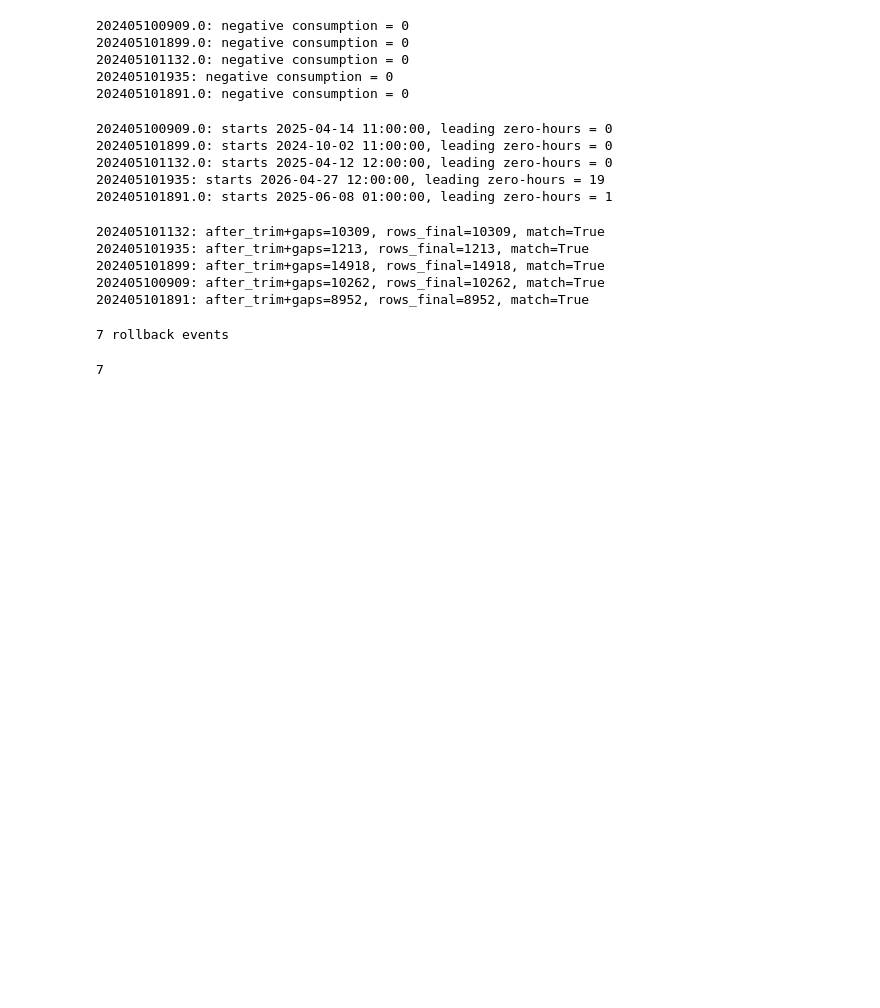
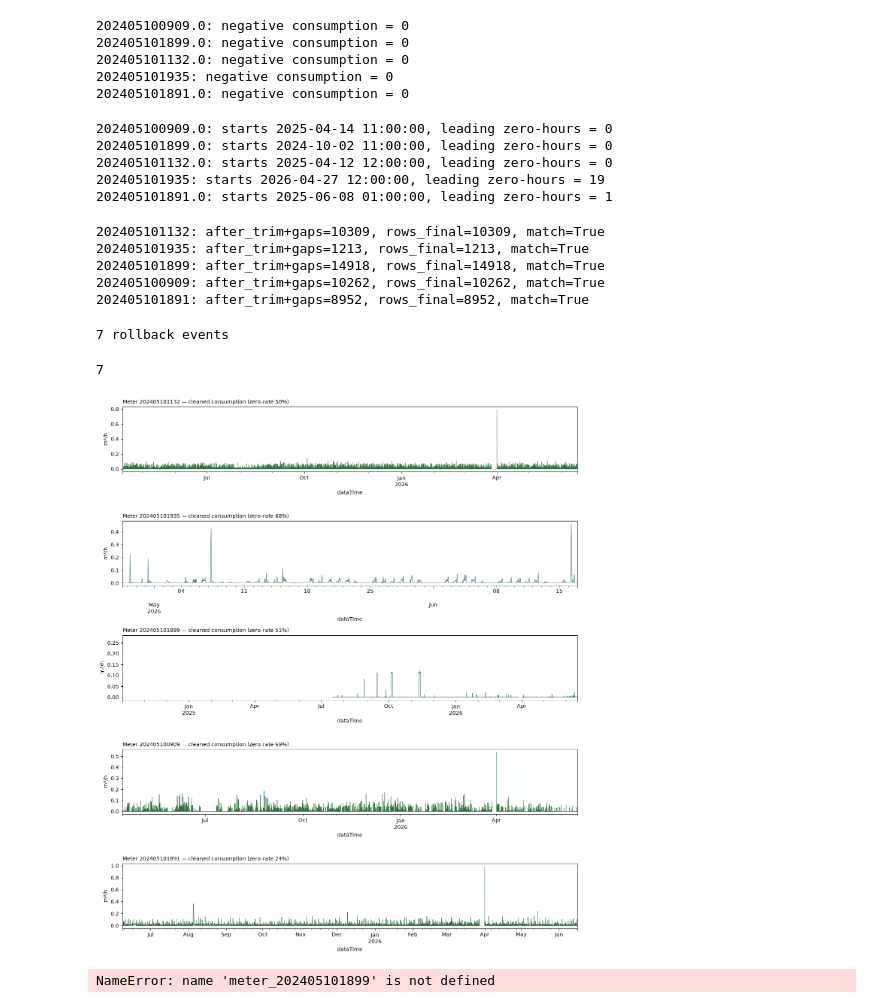
Before and after one commit to Panayiotiscyprus1/ML-Based-Anomaly-and-Attack-Detection-for-Smart-Meter-Telemetry, a Jupyter notebook: notebooks/01_explore_snapshot.ipynb, the cells around one changed output. Saved outputs shown, nothing was run; the diff lists cells and outputs as text; code cells hidden in the pictures; blank space fills up the shorter version.

```diff
--- a/notebooks/01_explore_snapshot.ipynb
+++ b/notebooks/01_explore_snapshot.ipynb
@@ -244,3 +244,23 @@ write_jsonl(events, "../outputs/events/rollback_events.jsonl")
 # %% [output]
 7 rollback events
 7
+# %%
+import matplotlib.pyplot as plt
+
+fig, axes = plt.subplots(len(results), 1, figsize=(13, 3*len(results)), sharex=False)
+for ax, res in zip(axes, results):
+    res.df["consumption"].plot(ax=ax, lw=0.7, color="#2f6f3e")
+    ax.axhline(0, color="grey", lw=0.5, alpha=0.5)
+    ax.set_title(f"Meter {res.device_id} — cleaned consumption "
+                 f"(zero-rate {res.report['zero_rate']:.0%})", fontsize=10, loc="left")
+    ax.set_ylabel("m³/h")
+plt.tight_layout()
+plt.show()
+# %% [output]
+[figure, added]
+# %%
+df = results[2].df   # the …899 result
+pre = df.loc[:"2025-07-01", "consumption"]
+print("rows:", len(pre), "zeros:", (pre==0).sum(), "NaN:", pre.isna().sum())
+# %% [output]
+NameError: name 'meter_202405101899' is not defined
```
Also changed, not shown: 1 other file.
